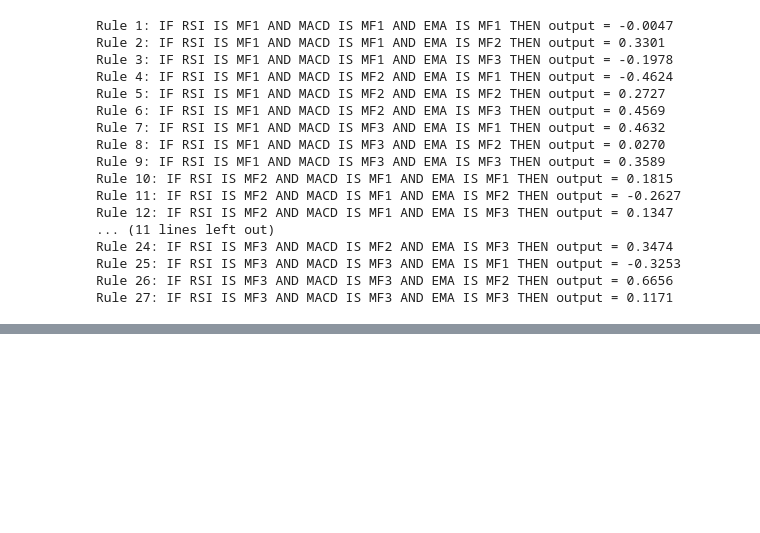
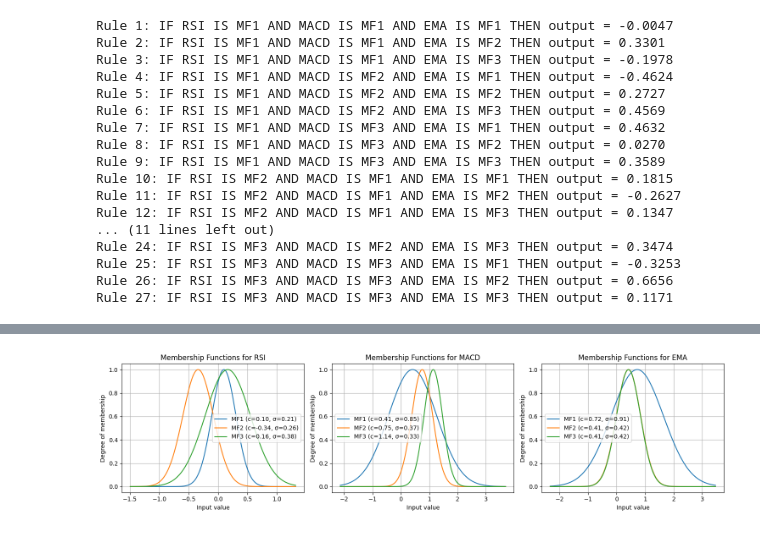
Before and after one commit to Mahir-Uddin0/stock-trend-identification-using-ANFIS, a Jupyter notebook: Notebook/ANFIS.ipynb, the cells around one changed output, grey strips where cells are left out. Cells and saved outputs as stored; diff of their text form; code cells hidden in the pictures; blank space fills up the shorter version.

```diff
--- a/Notebook/ANFIS.ipynb
+++ b/Notebook/ANFIS.ipynb
@@ -462,0 +467,4 @@ Rule 27: IF RSI IS MF3 AND MACD IS MF3 AND EMA IS MF3 THEN output = 0.1171
+# %%
+plot_mfs(model, feature_names=["RSI", "MACD", "EMA"])
+# %% [output]
+[figure, added]
```
Also changed, not shown: parts of 1 cell of this notebook.
